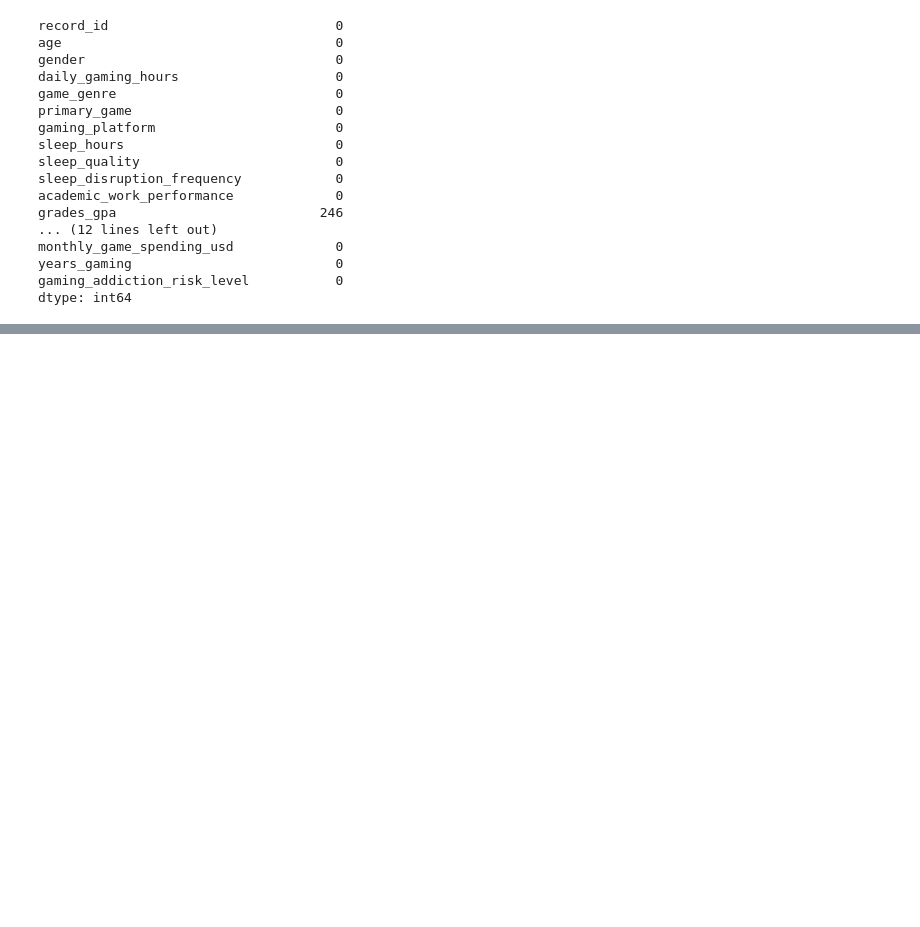
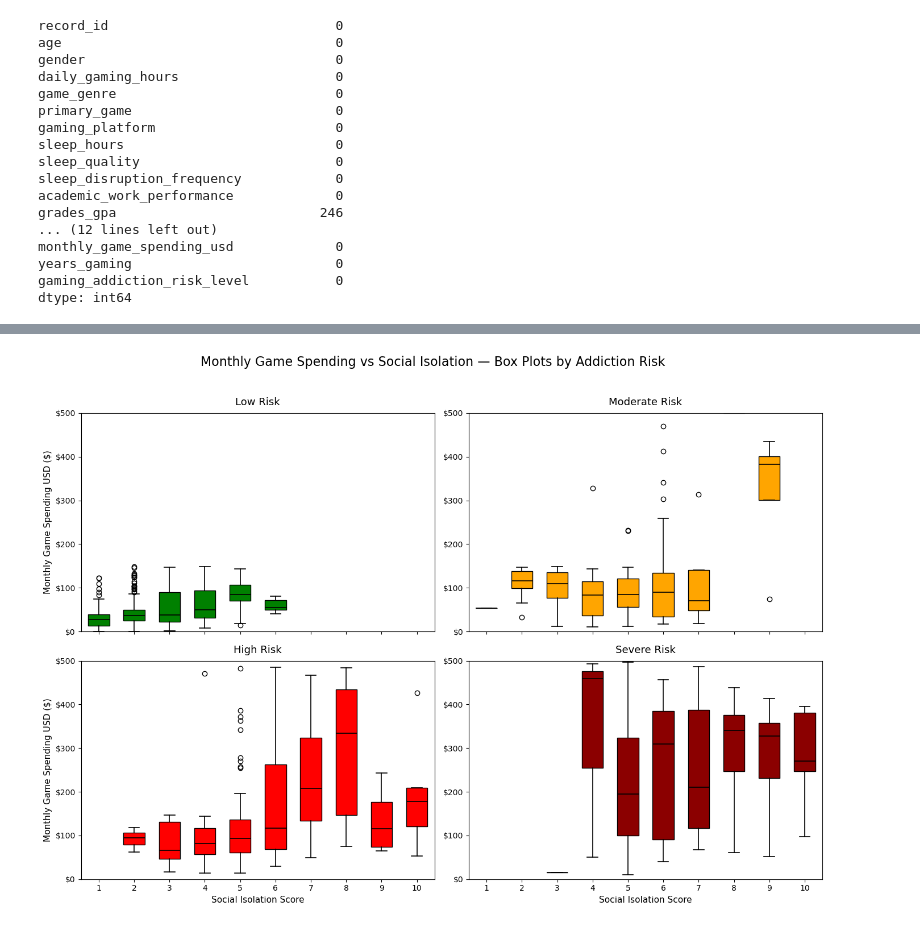
Before and after one commit to ilsecaher/MSDS470_X40_Data-Visualization_Wk5, a Jupyter notebook: MSDS670_X40_Data Visualization_AssignmentWk5 - Ilse Severance.ipynb, the cells around one changed output, grey strips where cells are left out. Drawn from its saved outputs; the diff is of its cells as text; code cells hidden in the pictures; blank space fills up the shorter version.

```diff
--- a/MSDS670_X40_Data Visualization_AssignmentWk5 - Ilse Severance.ipynb
+++ b/MSDS670_X40_Data Visualization_AssignmentWk5 - Ilse Severance.ipynb
@@ -192,6 +198,7 @@ spending_isolation = spending_df[spending_df["social_isolation_score"].notna()]
 
 #Creating a scatter plot
 fig, ax = plt.subplots(figsize=(10, 6))
+ax.yaxis.set_major_formatter(StrMethodFormatter('${x:,.0f}'))
 
 #Adding each risk level
 for risk in risk_order:
@@ -214,0 +222,78 @@ plt.show()
+# %%
+
+# Filter out NaNs in social isolation score
+spending_isolation = spending_df[spending_df["social_isolation_score"].notna()].copy()
+
+scores = list(range(1, 11))
+
+# 2x2 grid, share the x-axis across all subplots
+n_rows, n_cols = 2, 2
+fig, axes = plt.subplots(n_rows, n_cols, figsize=(14, 10), sharex=True)
+axes = np.ravel(axes)  # flatten for easy indexing
+
+for idx, risk in enumerate(risk_order):
+    ax = axes[idx]
+
+    subset = spending_isolation[spending_isolation["gaming_addiction_risk_level"] == risk]
+
+    # Build data list per social isolation score 1..10
+    data_by_score = [
+        subset.loc[subset["social_isolation_score"] == s, "monthly_game_spending_usd"].values
+        for s in scores
+    ]
+
+    # Draw the boxplot on the current axes
+    bp = ax.boxplot(data_by_score, positions=scores, patch_artist=True, showfliers=True, widths=0.6, whis=1.5)
+
+    # Color boxes using your mapping
+    face_color = colors[risk]
+    for patch in bp['boxes']:
+        patch.set_facecolor(face_color)
+        patch.set_alpha(1)
+        patch.set_edgecolor('black')
+
+    # Style lines (whiskers, caps, medians)
+    for line in bp.get('whiskers', []):
+        line.set_color('black')
+        line.set_linewidth(1.2)
+    for line in bp.get('caps', []):
+        line.set_color('black')
+        line.set_linewidth(1.2)
+    for line in bp.get('medians', []):
+        line.set_color('black')
+        line.set_linewidth(1.2)
+
+    # Titles and labels
+    ax.set_title(f"{risk} Risk", fontsize=13, pad=10)
+
+    # Left column (idx 0 and 2) keeps y-label
+    if idx in (0, 2):
+        ax.set_ylabel("Monthly Game Spending USD ($)", fontsize=11)
+    else:
+        ax.set_ylabel("")
+
+    # Only set x-labels on bottom row since x is shared
+    if idx in (2, 3):
+        ax.set_xlabel("Social Isolation Score", fontsize=11)
+
+    # Common x scale for all (shared)
+    ax.set_xticks(scores)
+    ax.set_xlim(0.5, 10.5)
+    ax.set_ylim(0, 500)
+
+    # Format y-axis as currency
+    ax.yaxis.set_major_formatter(StrMethodFormatter('${x:,.0f}'))
+
+# Hide any unused axes if risk_order has fewer than 4 entries
+for j in range(len(risk_order), n_rows * n_cols):
+    axes[j].set_visible(False)
+
+# Overall title and layout
+fig.suptitle("Monthly Game Spending vs Social Isolation — Box Plots by Addiction Risk", fontsize=16, y=0.98)
+
+# Tight layout after suptitle; add rect to avoid overlap with suptitle
+fig.tight_layout(rect=[0, 0, 1, 0.96])
+
+plt.show()
+# %% [output]
+[figure, added]
```
Also changed, not shown: parts of 6 cells of this notebook.
